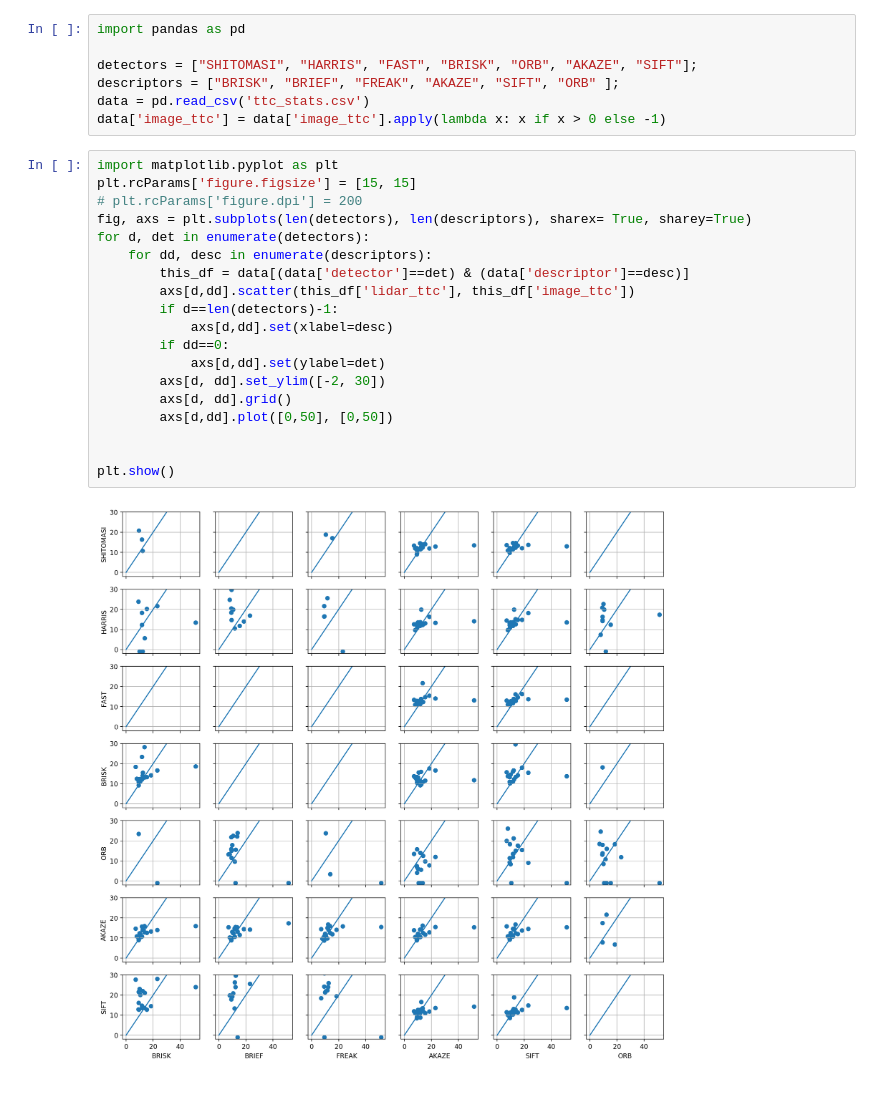
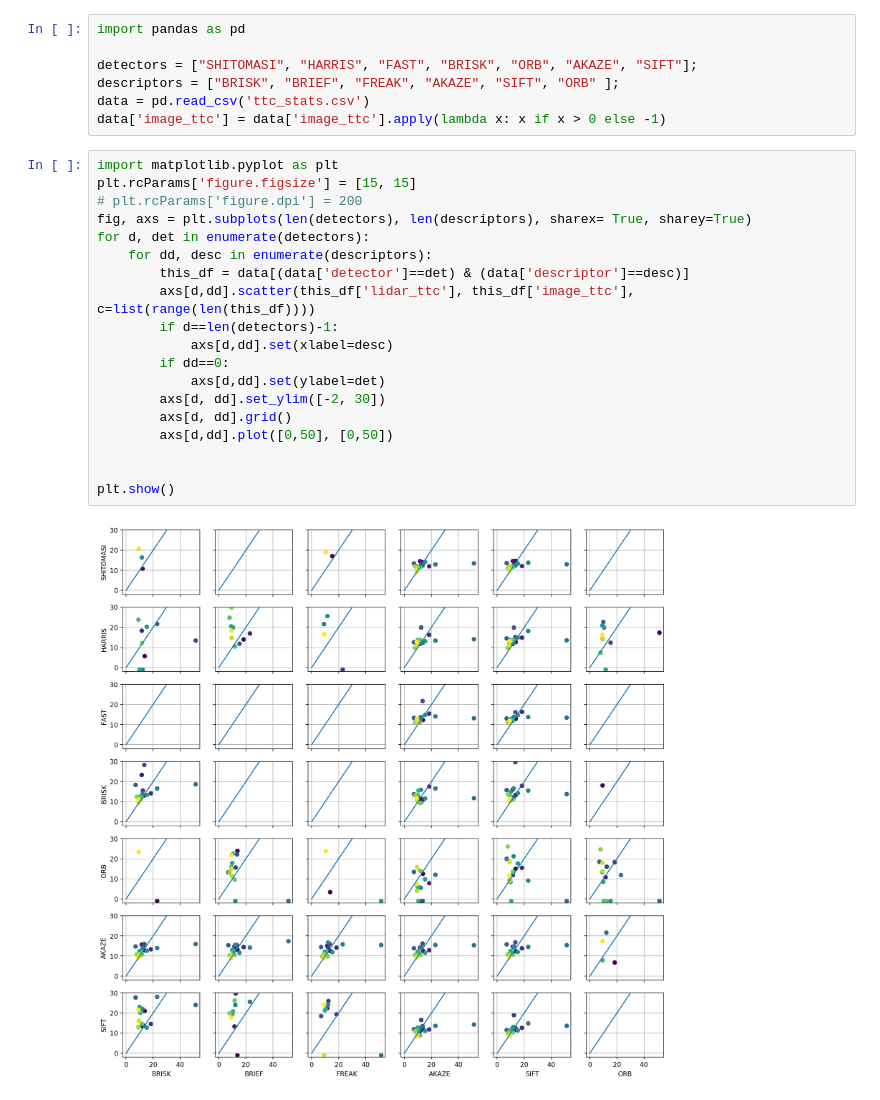
Before and after one commit to ZmeiGorynych/SFND_3D_Object_Tracking, a Jupyter notebook: Performance_visualization.ipynb, the cells around one changed output. Cells and saved outputs as stored; diff of their text form.

```diff
--- a/Performance_visualization.ipynb
+++ b/Performance_visualization.ipynb
@@ -8,21 +8,21 @@ data['image_ttc'] = data['image_ttc'].apply(lambda x: x if x > 0 else -1)
 # %%
 import matplotlib.pyplot as plt
 plt.rcParams['figure.figsize'] = [15, 15]
 # plt.rcParams['figure.dpi'] = 200
 fig, axs = plt.subplots(len(detectors), len(descriptors), sharex= True, sharey=True)
 for d, det in enumerate(detectors):
     for dd, desc in enumerate(descriptors):
         this_df = data[(data['detector']==det) & (data['descriptor']==desc)]
-        axs[d,dd].scatter(this_df['lidar_ttc'], this_df['image_ttc'])
+        axs[d,dd].scatter(this_df['lidar_ttc'], this_df['image_ttc'], c=list(range(len(this_df))))
         if d==len(detectors)-1:
             axs[d,dd].set(xlabel=desc)
         if dd==0:
             axs[d,dd].set(ylabel=det)
         axs[d, dd].set_ylim([-2, 30])
         axs[d, dd].grid()
         axs[d,dd].plot([0,50], [0,50])
 
 
 plt.show()
 # %% [output]
-[figure, old version]
+[figure, new version]
```
Also changed, not shown: parts of 1 cell of this notebook, 3 other files.
